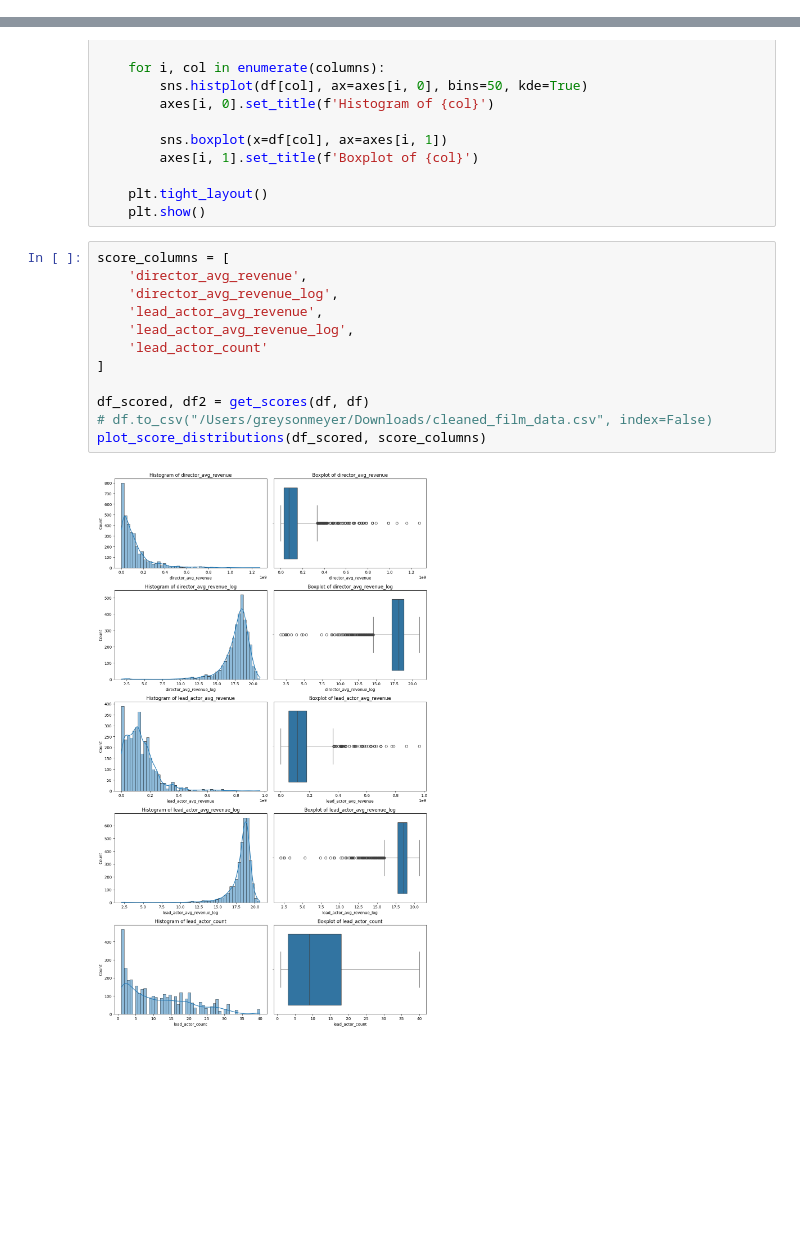
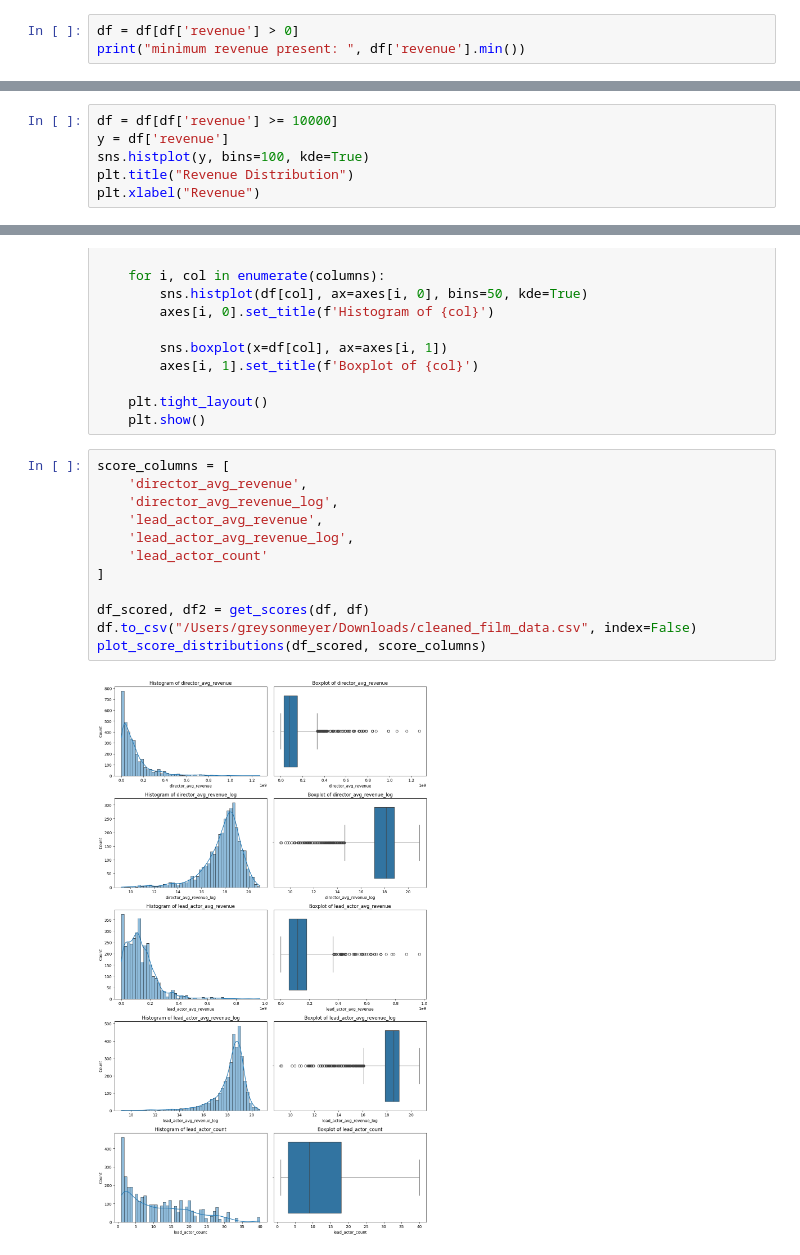
Before and after one commit to GreysonPMeyer/Film_Revenue_Predictions, a Jupyter notebook: feature_engineering.ipynb, the cells around one changed output, grey strips where cells are left out. Drawn from its saved outputs; the diff is of its cells as text; blank space fills up the shorter version.

```diff
--- a/feature_engineering.ipynb
+++ b/feature_engineering.ipynb
@@ -16,0 +41,3 @@ df = df.drop(columns='id')
+# %%
+df = df[df['revenue'] > 0]
+print("minimum revenue present: ", df['revenue'].min())
@@ -16,0 +64,6 @@ df = df.drop(columns='id')
+# %%
+df = df[df['revenue'] >= 10000]
+y = df['revenue']
+sns.histplot(y, bins=100, kde=True)
+plt.title("Revenue Distribution")
+plt.xlabel("Revenue")
@@ -257,15 +315,15 @@ def plot_score_distributions(df, columns):
 # %%
 score_columns = [
     'director_avg_revenue',
     'director_avg_revenue_log',
     'lead_actor_avg_revenue',
     'lead_actor_avg_revenue_log',
     'lead_actor_count'
 ]
 
 df_scored, df2 = get_scores(df, df)
-# df.to_csv("/Users/greysonmeyer/Downloads/cleaned_film_data.csv", index=False)
+df.to_csv("/Users/greysonmeyer/Downloads/cleaned_film_data.csv", index=False)
 plot_score_distributions(df_scored, score_columns)
 # %% [output]
-[figure, old version]
+[figure, new version]
 # %% [markdown]
```
Also changed, not shown: parts of 22 cells of this notebook, 1 other file.
